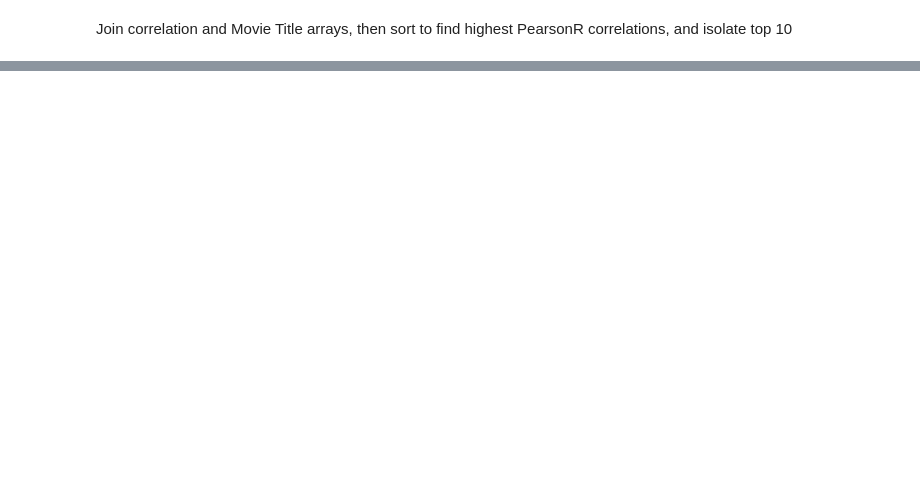
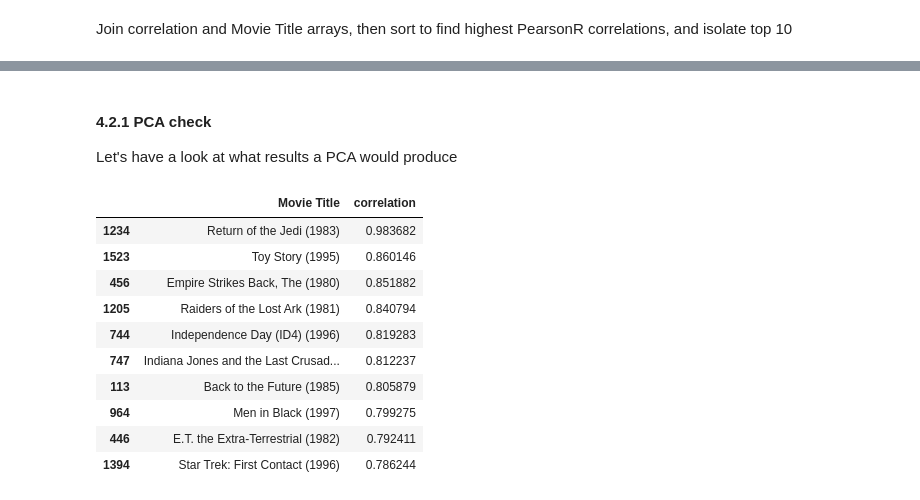
Before and after one commit to suhaibqazi/Movie-Recommendation-Engine-, a Jupyter notebook: Movie Recommendation Comparison - writeup.ipynb, the cells around one changed output, grey strips where cells are left out. Saved outputs shown, nothing was run; the diff lists cells and outputs as text; code cells hidden in the pictures; blank space fills up the shorter version.

```diff
--- a/Movie Recommendation Comparison - writeup.ipynb
+++ b/Movie Recommendation Comparison - writeup.ipynb
@@ -528,0 +559,30 @@ c[(c['correlation']<0.99999999)].sort_values('correlation', ascending=False).hea
+# %% [markdown]
+#### 4.2.1 PCA check
+
+Let's have a look at what results a PCA would produce
+# %%
+X = rating_items_piv.values
+
+from sklearn.decomposition import PCA as sklearnPCA
+sklearn_pca = sklearnPCA(n_components=25)
+Y2_sklearn = sklearn_pca.fit_transform(X)
+import warnings
+warnings.filterwarnings("ignore",category =RuntimeWarning)
+corr2 = np.corrcoef(Y2_sklearn)
+corr_film2  = corr2[film_idx]
+a2 = pd.DataFrame({'Movie Title':film_list})
+b2 = pd.DataFrame({'correlation':corr_film2})
+c2 = pd.merge(a2, b2, left_index=True, right_index=True)
+c2[(c2['correlation']<0.99999999)].sort_values('correlation', ascending=False).head(10)
+# %% [output]
+|  | Movie Title | correlation |
+| 1234 | Return of the Jedi (1983) | 0.983682 |
+| 1523 | Toy Story (1995) | 0.860146 |
+| 456 | Empire Strikes Back, The (1980) | 0.851882 |
+| 1205 | Raiders of the Lost Ark (1981) | 0.840794 |
+| 744 | Independence Day (ID4) (1996) | 0.819283 |
+| 747 | Indiana Jones and the Last Crusad... | 0.812237 |
+| 113 | Back to the Future (1985) | 0.805879 |
+| 964 | Men in Black (1997) | 0.799275 |
+| 446 | E.T. the Extra-Terrestrial (1982) | 0.792411 |
+| 1394 | Star Trek: First Contact (1996) | 0.786244 |
```
Also changed, not shown: parts of 31 cells of this notebook.
